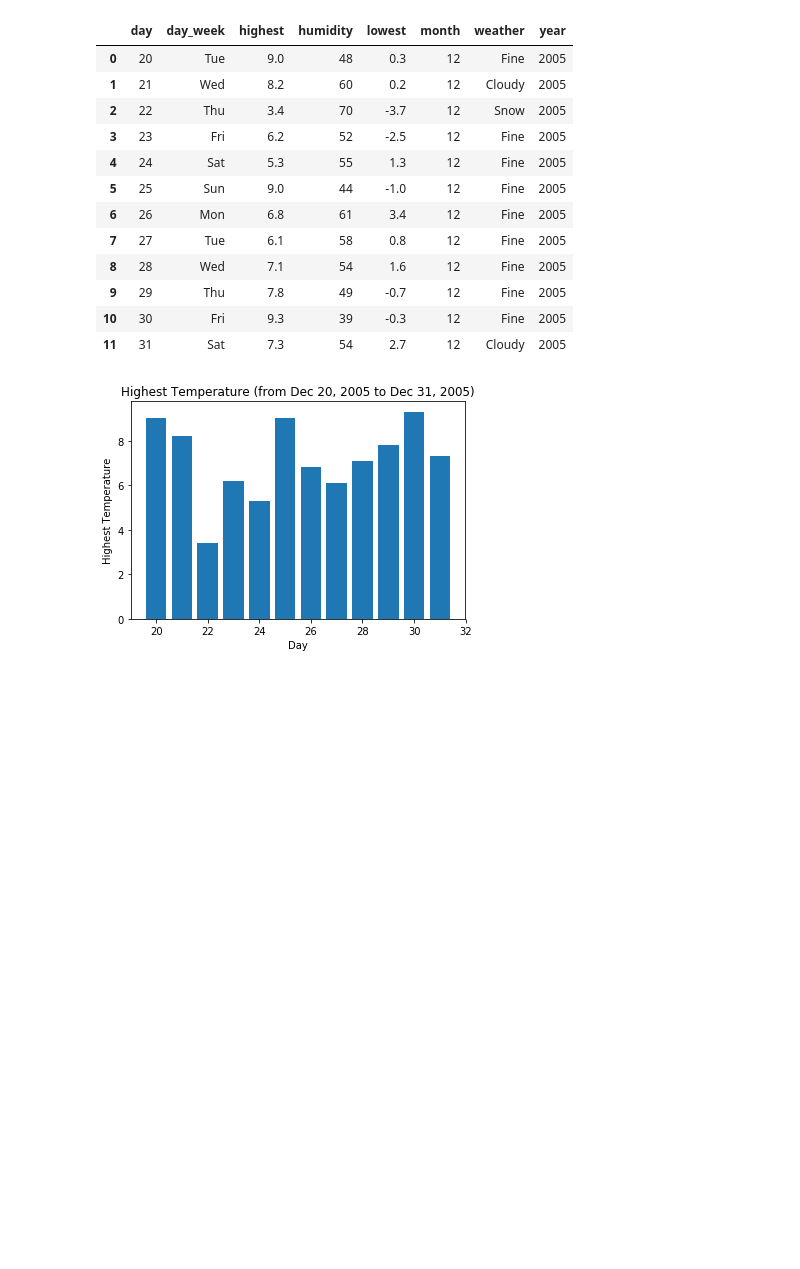
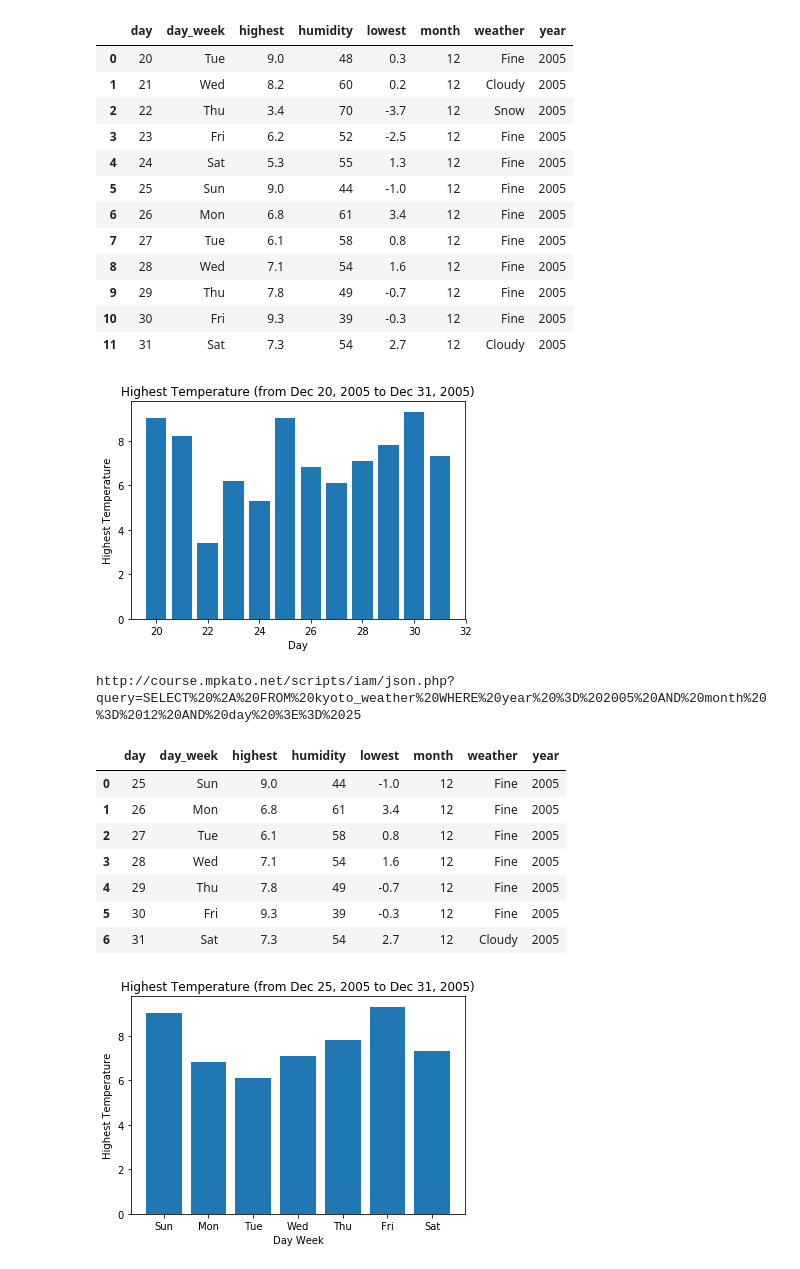
Before and after one commit to mpkato/iam, a Jupyter notebook: notebooks/11_matplotlib_pandas.ipynb, the cells around one changed output. Drawn from its saved outputs; the diff is of its cells as text; code cells hidden in the pictures; blank space fills up the shorter version.

Commit message:
Add an example of using strings as x-axis labels

```diff
--- a/notebooks/11_matplotlib_pandas.ipynb
+++ b/notebooks/11_matplotlib_pandas.ipynb
@@ -202,3 +202,40 @@ plt.title("Highest Temperature (from Dec 20, 2005 to Dec 31, 2005)")
 plt.show()
 # %% [output]
 [figure]
+# %%
+# X軸に文字列を利用したい場合
+import urllib
+
+sql = "SELECT * FROM kyoto_weather WHERE year = 2005 AND month = 12 AND day >= 25"
+sql = urllib.parse.quote(sql) # URLエンコード（URL中に含めても問題ないような形式に変換）
+url = "http://course.mpkato.net/scripts/iam/json.php?query=" + sql
+print(url) # 確認できるようにURLを表示
+
+try:
+    # ここでエラーが起こった場合，except以下が実行される．例えば，SQLに誤りがある場合．
+    df = pd.read_json(url)
+    display(df)
+except:
+    # エラーが起こった場合こちらが実行される
+    response = urllib.request.urlopen(url).read() # URLにアクセスし表示された内容を読み込む
+    print(response) # 内容を表示
+
+
+# 最高気温を曜日ごとに表示
+X = range(len(df["highest"])) # 行数と同じ長さの配列 [0, 1, ...]を作る．棒グラフの横軸の位置を指定
+plt.bar(x=X, height=df["highest"], tick_label=df["day_week"]) # tick_labelに文字列のリストを指定
+plt.xlabel("Day Week")
+plt.ylabel("Highest Temperature")
+plt.title("Highest Temperature (from Dec 25, 2005 to Dec 31, 2005)")
+plt.show()
+# %% [output]
+http://course.mpkato.net/scripts/iam/json.php?query=SELECT%20%2A%20FROM%20kyoto_weather%20WHERE%20year%20%3D%202005%20AND%20month%20%3D%2012%20AND%20day%20%3E%3D%2025
+|  | day | day_week | highest | humidity | lowest | month | weather | year |
+| 0 | 25 | Sun | 9.0 | 44 | -1.0 | 12 | Fine | 2005 |
+| 1 | 26 | Mon | 6.8 | 61 | 3.4 | 12 | Fine | 2005 |
+| 2 | 27 | Tue | 6.1 | 58 | 0.8 | 12 | Fine | 2005 |
+| 3 | 28 | Wed | 7.1 | 54 | 1.6 | 12 | Fine | 2005 |
+| 4 | 29 | Thu | 7.8 | 49 | -0.7 | 12 | Fine | 2005 |
+| 5 | 30 | Fri | 9.3 | 39 | -0.3 | 12 | Fine | 2005 |
+| 6 | 31 | Sat | 7.3 | 54 | 2.7 | 12 | Cloudy | 2005 |
+[figure, added]
```
